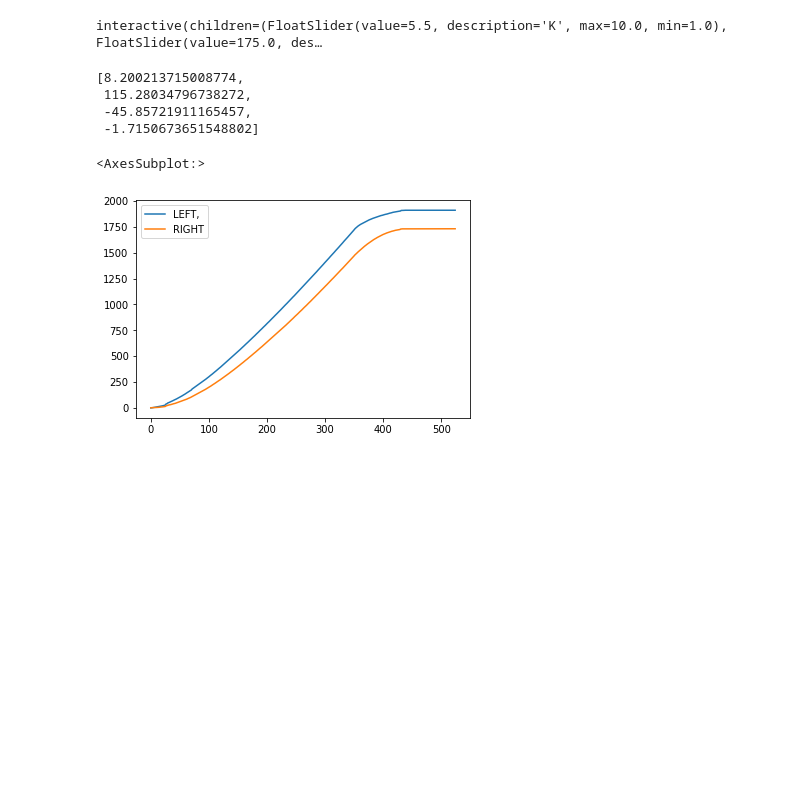
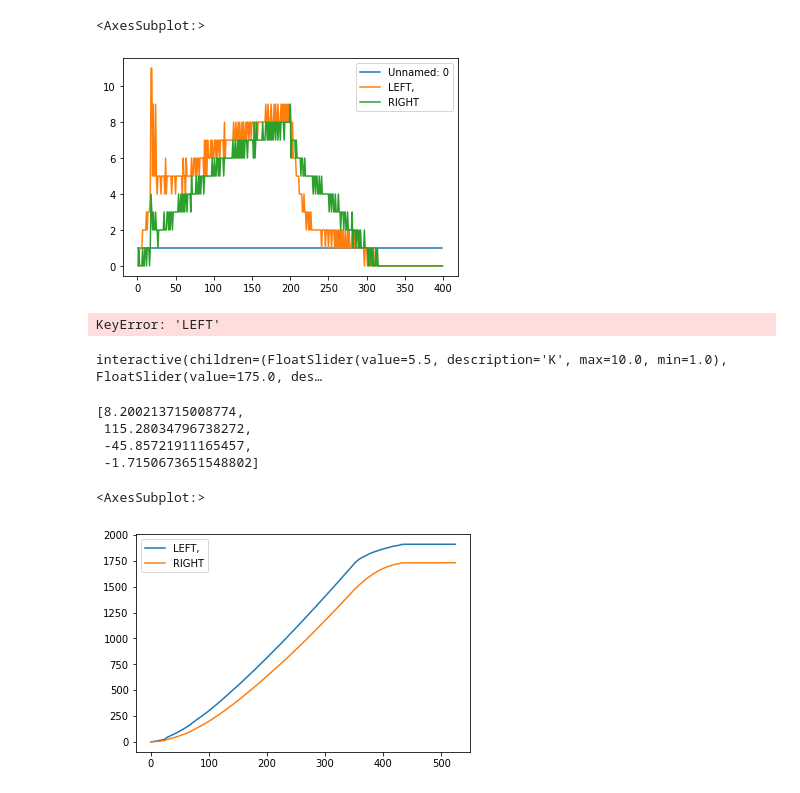
Before and after one commit to Vini-002/feed-Forward-test, a Jupyter notebook: processing.ipynb, the cells around one changed output. Saved outputs shown, nothing was run; the diff lists cells and outputs as text; code cells hidden in the pictures; blank space fills up the shorter version.

```diff
--- a/processing.ipynb
+++ b/processing.ipynb
@@ -28,6 +68,14 @@ data
+# %%
+data = pd.read_csv("include/teste01.csv")
+data.diff().plot()
+# %% [output]
+<AxesSubplot:>
+[figure, added]
 # %%
 ym = data["LEFT"].rolling(10).mean().diff().dropna()[:350]
 
 ts = np.arange(350)
+# %% [output]
+KeyError: 'LEFT'
 # %%
 def resultplot(K, tau, theta, y0):
```
Also changed, not shown: parts of 13 cells of this notebook, 5 other files.
